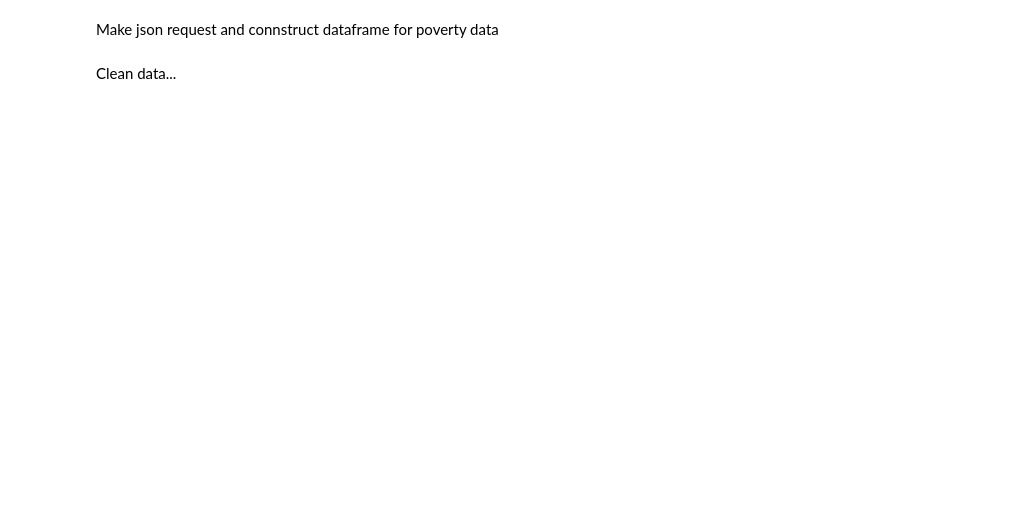
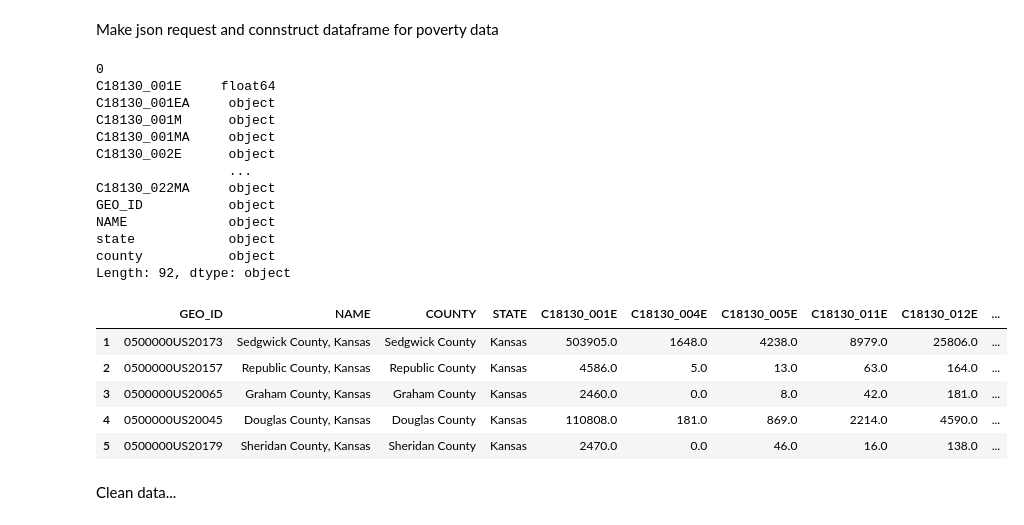
Before and after one commit to whprocter/RPr-Chakraborty-2021, a Jupyter notebook: procedure/code/COVID-19-SI-Distribution.ipynb, the cells around one changed output. Saved outputs shown, nothing was run; the diff lists cells and outputs as text; code cells hidden in the pictures; blank space fills up the shorter version.

```diff
--- a/procedure/code/COVID-19-SI-Distribution.ipynb
+++ b/procedure/code/COVID-19-SI-Distribution.ipynb
@@ -334,6 +338,12 @@ if not os.path.exists('data/raw/public/pre-processinng/disability_raw.csv'):
                     'S1810_C02_016E':'total disabled 35 to 64',
                     'S1810_C02_017E':'total disabled 65 to 74',
                     'S1810_C02_018E':'total disabled 75 plus'}
+
+    # Drop Alaska, Hawaii, and Puerto Rico
+    disability_api = disability_api.query("STATE not in [' Alaska', ' Hawaii', ' Puerto Rico']")
+
+    # Raises an error if counties are not equal to 3108 (number of counties used in )
+    assert len(disability_api) == 3108
 
     # Select only columns we need
     disability_api = disability_api[['GEO_ID',
@@ -468,34 +498,60 @@ if not os.path.exists("data/raw/public/pre-processing/poverty_raw.csv"):
                                  'C18130_018E',
                                  'C18130_019E'
                                  ]]
 
-     # IF running the first time and path does not exist, uncommnt below to save:
+    # Drop Alaska, Hawaii, and Puerto Rico
+    poverty_api = poverty_api.query("STATE not in [' Alaska', ' Hawaii', ' Puerto Rico']")
+
+    # Raises an error if counties are not equal to 3108 (number of counties used in )
+    assert len(poverty) == 3108
+
+    # IF running the first time and path does not exist, uncommnt below to save:
     poverty_api.to_csv("data/raw/public/pre-processing/poverty_raw.csv", sep=',')
 
 else:
     poverty_api = pd.read_csv("data/raw/public/pre-processing/poverty_raw.csv",
                          dtype={'GEO_ID':str,
                                 'NAME':str,
                                 'C18130_001E':float,
                                 'C18130_004E':float,
                                 'C18130_005E':float,
                                 'C18130_011E':float,
                                 'C18130_012E':float,
                                 'C18130_018E':float,
                                 'C18130_019E':float})
 
 ## Create dictionary of readable column names for disabilities (FOR REFERENCE)
 poverty_dict = {'GEO_ID':'geography id',
                 'NAME': 'state and county',
                 'C18130_001E':'total population',
                 'C18130_004E':'under 18 years below poverty level',
                 'C18130_005E':'under 18 years at or above level',
                 'C18130_011E':'18 to 64 below poverty level',
                 'C18130_012E':'18 to 64 at or above poverty level',
                 'C18130_018E':'64 plus below poverty level',
                 'C18130_019E':'644 plus at or above poverty level'}
 
 poverty_api.head()
+# %% [output]
+0
+C18130_001E     float64
+C18130_001EA     object
+C18130_001M      object
+C18130_001MA     object
+C18130_002E      object
+                 ...
+C18130_022MA     object
+GEO_ID           object
+NAME             object
+state            object
+county           object
+Length: 92, dtype: object
+|  | GEO_ID | NAME | COUNTY | STATE | C18130_001E | C18130_004E | C18130_005E | C18130_011E | C18130_012E | ... |
+| 1 | 0500000US20173 | Sedgwick County, Kansas | Sedgwick County | Kansas | 503905.0 | 1648.0 | 4238.0 | 8979.0 | 25806.0 | ... |
+| 2 | 0500000US20157 | Republic County, Kansas | Republic County | Kansas | 4586.0 | 5.0 | 13.0 | 63.0 | 164.0 | ... |
+| 3 | 0500000US20065 | Graham County, Kansas | Graham County | Kansas | 2460.0 | 0.0 | 8.0 | 42.0 | 181.0 | ... |
+| 4 | 0500000US20045 | Douglas County, Kansas | Douglas County | Kansas | 110808.0 | 181.0 | 869.0 | 2214.0 | 4590.0 | ... |
+| 5 | 0500000US20179 | Sheridan County, Kansas | Sheridan County | Kansas | 2470.0 | 0.0 | 46.0 | 16.0 | 138.0 | ... |
 # %% [markdown]
 Clean data...
 # %%
```
Also changed, not shown: parts of 18 cells of this notebook.
